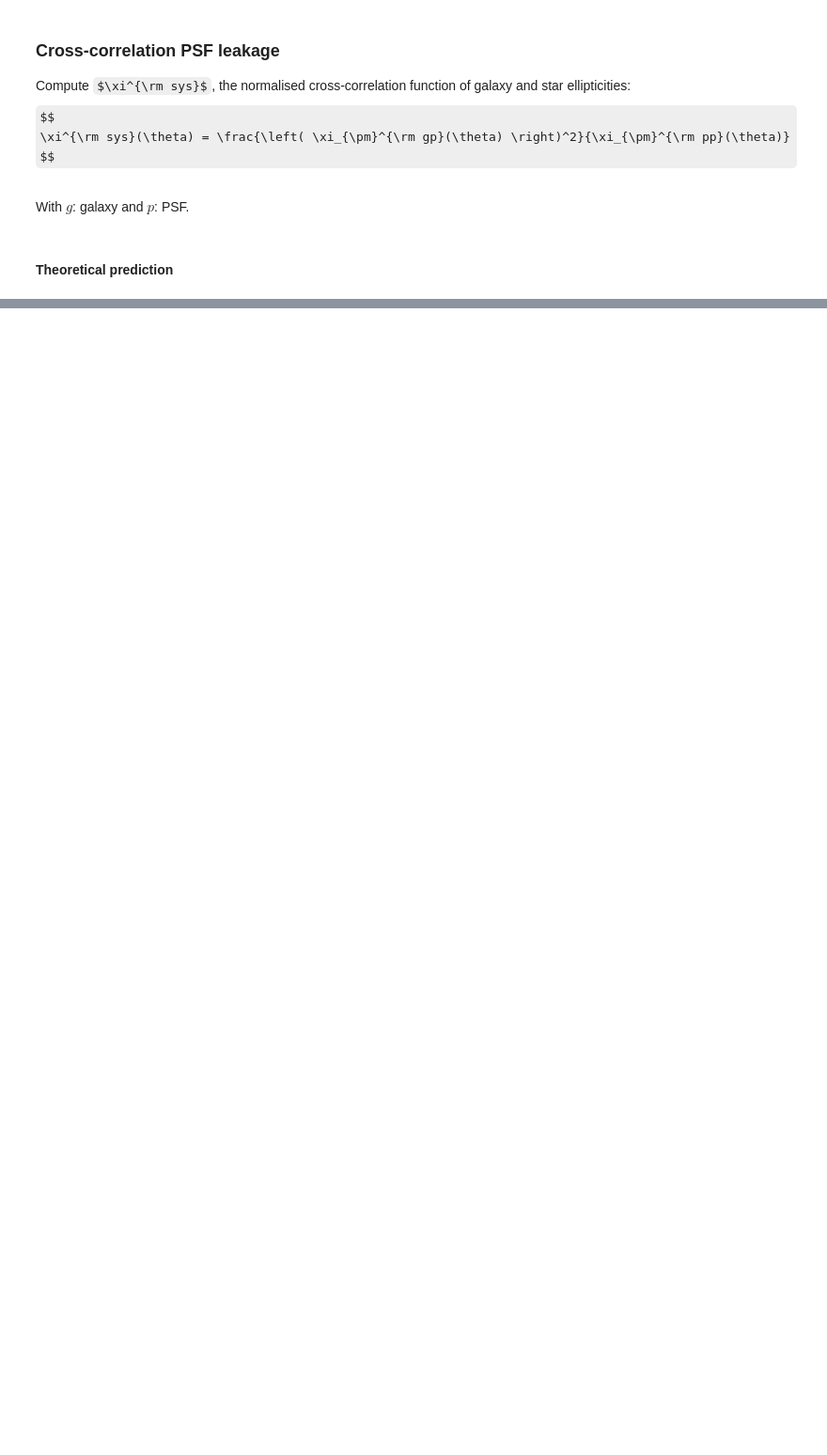
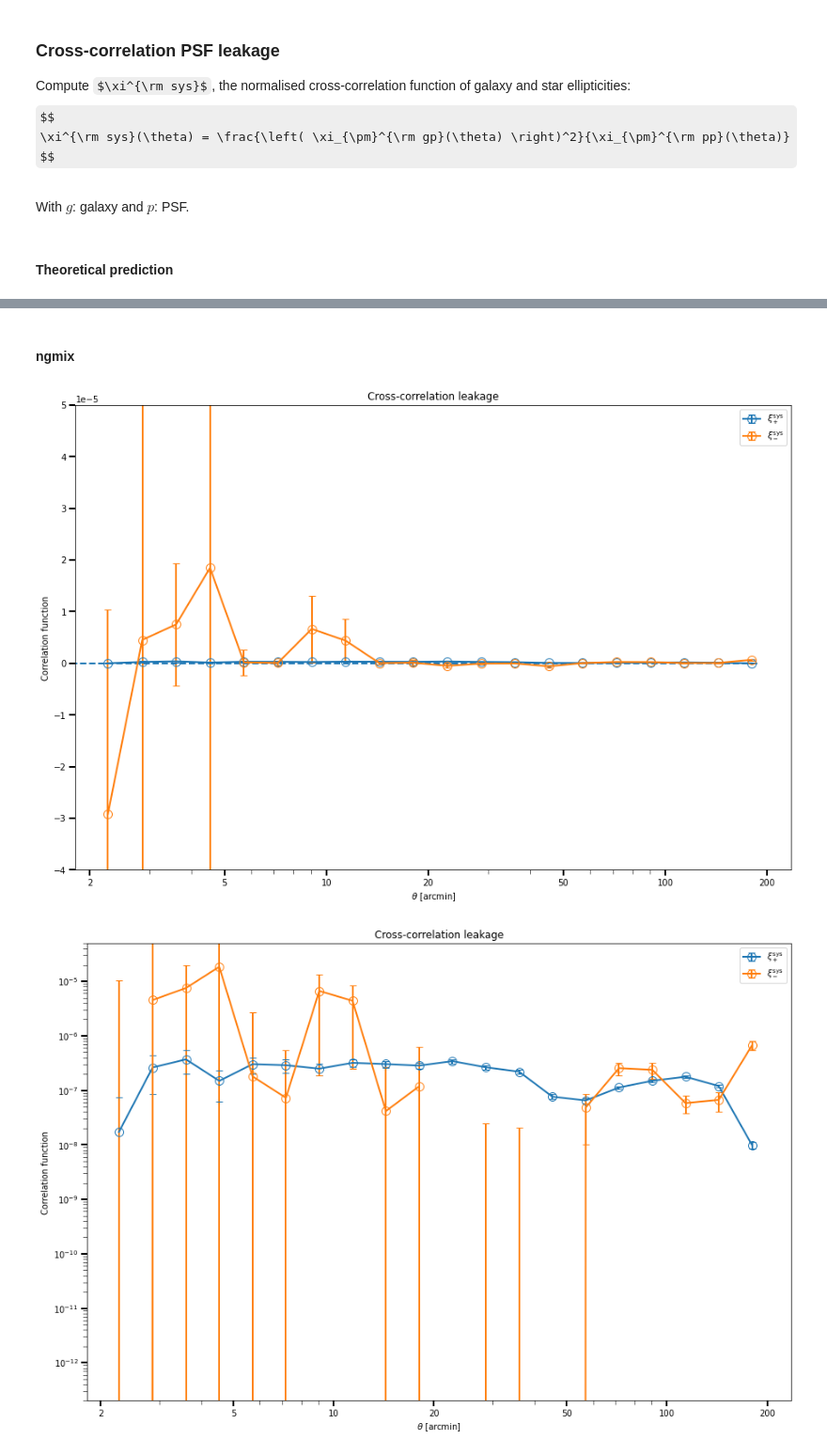
Before and after one commit to CosmoStat/sp_validation, a Jupyter notebook: notebooks/psf_leakage.ipynb, the cells around one changed output, grey strips where cells are left out. Shown at 94% size. Drawn from its saved outputs; the diff is of its cells as text; code cells hidden in the pictures; some formulas as TeX source; blank space fills up the shorter version.

Commit message:
running on data_WL

```diff
--- a/notebooks/psf_leakage.ipynb
+++ b/notebooks/psf_leakage.ipynb
@@ -263,25 +253,30 @@ Computation of theoretical prediction failed
+# %% [markdown]
+#### ngmix
 # %%
 plot_dir_leakage = '{}/psf_leak_ngmix'.format(plot_dir)
 
-x = [r_corr_gp_ngmix.meanr] * 2
-y = [C_sys_p_ngmix, C_sys_m_ngmix]
+theta = [r_corr_gp_ngmix.meanr] * 2
+xi = [C_sys_p_ngmix, C_sys_m_ngmix]
 yerr = [C_sys_std_p_ngmix, C_sys_std_m_ngmix]
 labels = ['$\\xi^{\\rm sys}_+$', '$\\xi^{\\rm sys}_-$']
 
 title = 'Cross-correlation leakage'
 xlabel = '$\\theta$ [arcmin]'
 ylabel = 'Correlation function'
 
 try:
     ylim = leakage_xi_sys_ylim
 except:
     ylim = None
 out_path = '{}/xi_sys_ngmix.pdf'.format(plot_dir)
-plot_data_1d(x, y, yerr, title, xlabel, ylabel, out_path, xlog=True, ylim=ylim, labels=labels)
+plot_data_1d(theta, xi, yerr, title, xlabel, ylabel, out_path, xlog=True, ylim=ylim, labels=labels)
 
 try:
     ylim = leakage_xi_sys_log_ylim
 except:
     ylim = None
 out_path = '{}/xi_sys_log_ngmix.pdf'.format(plot_dir)
-plot_data_1d(x, y, yerr, title, xlabel, ylabel, out_path, xlog=True, ylog=True, ylim=ylim, labels=labels)
+plot_data_1d(theta, xi, yerr, title, xlabel, ylabel, out_path, xlog=True, ylog=True, ylim=ylim, labels=labels)
+# %% [output]
+[figure, added]
+[figure, added]
```
Also changed, not shown: parts of 10 cells of this notebook, 6 other files.
